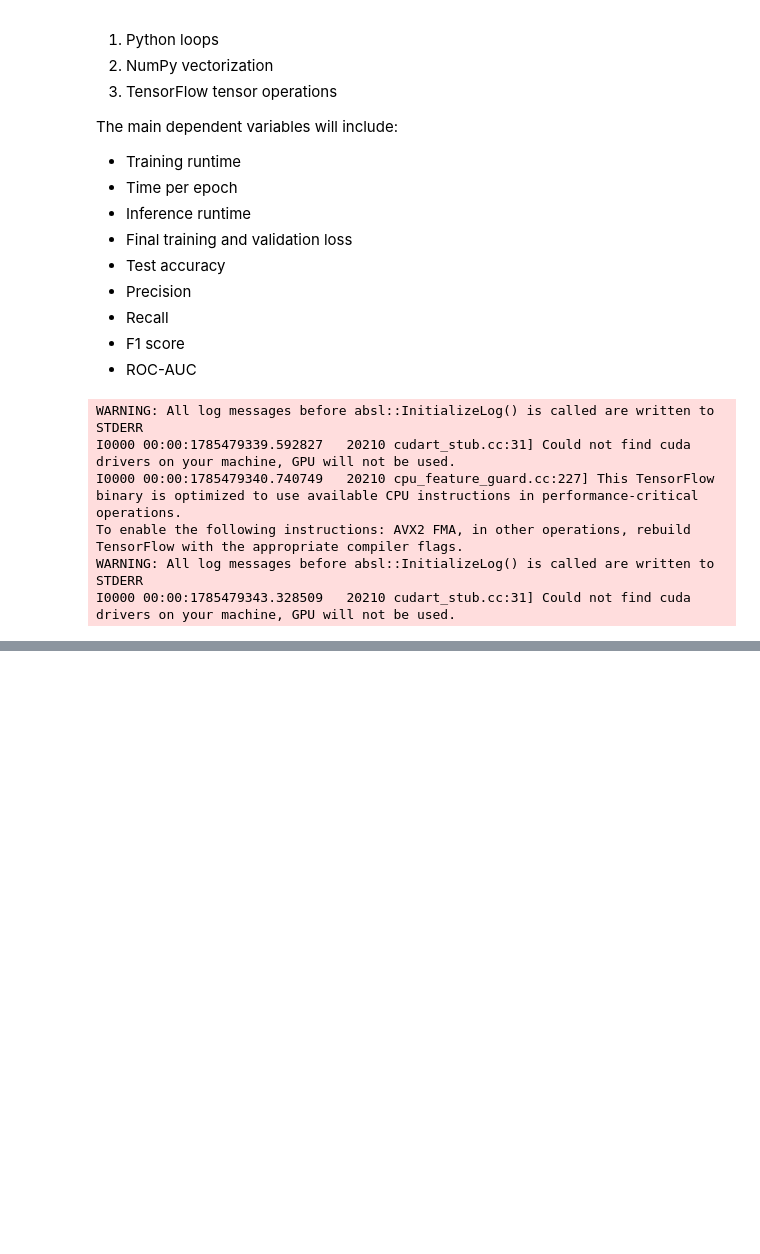
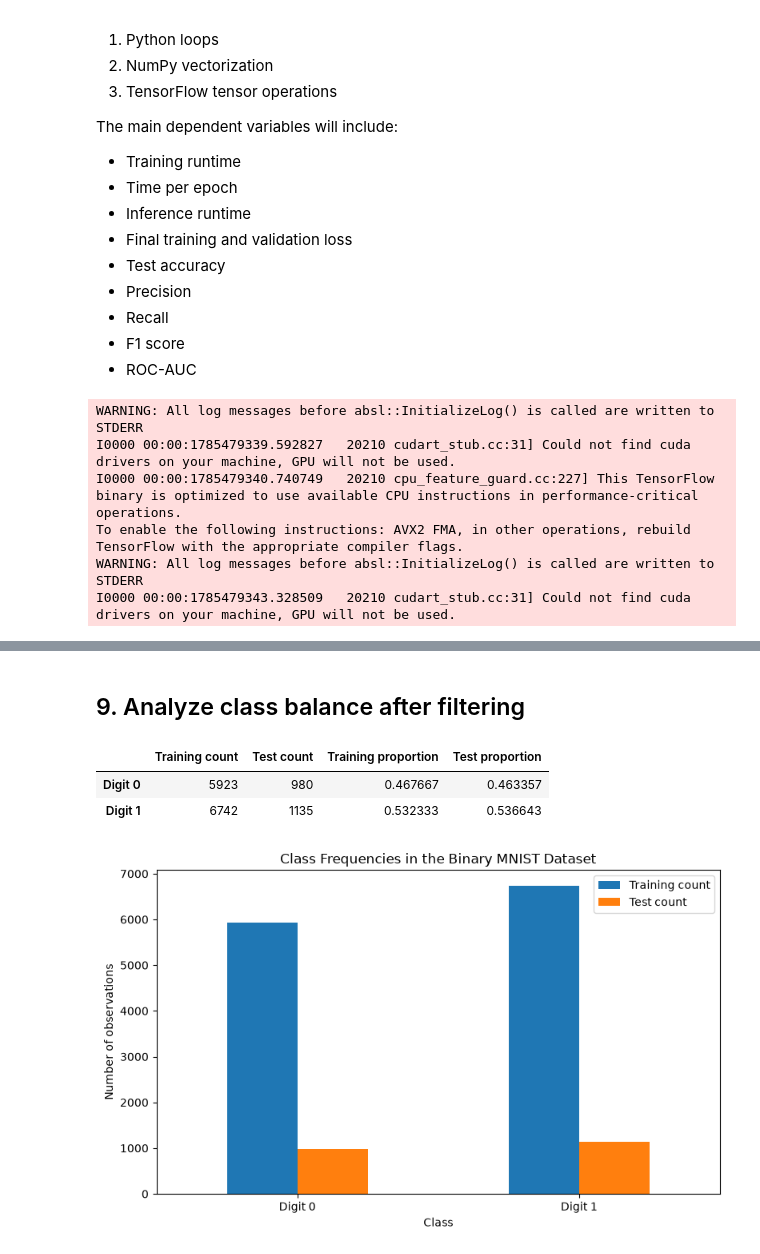
Before and after one commit to KevTJ/kj-project-portfolio, a Jupyter notebook: Research/Neural_Network_Implementation_Computational_Efficiency_Analysis/01_mnist_binary_data_preparation.ipynb, the cells around one changed output, grey strips where cells are left out. Saved outputs shown, nothing was run; the diff lists cells and outputs as text; code cells hidden in the pictures; blank space fills up the shorter version.

```diff
--- a/Research/Neural_Network_Implementation_Computational_Efficiency_Analysis/01_mnist_binary_data_preparation.ipynb
+++ b/Research/Neural_Network_Implementation_Computational_Efficiency_Analysis/01_mnist_binary_data_preparation.ipynb
@@ -124,0 +380,41 @@ I0000 00:00:1785479343.328509   20210 cudart_stub.cc:31] Could not find cuda dri
+# %% [markdown]
+## 9. Analyze class balance after filtering
+# %%
+binary_class_summary = pd.DataFrame({
+    "Training count": pd.Series(y_train_binary).value_counts().sort_index(),
+    "Test count": pd.Series(y_test).value_counts().sort_index(),
+})
+
+binary_class_summary.index = ["Digit 0", "Digit 1"]
+
+binary_class_summary["Training proportion"] = (
+    binary_class_summary["Training count"]
+    / binary_class_summary["Training count"].sum()
+)
+
+binary_class_summary["Test proportion"] = (
+    binary_class_summary["Test count"]
+    / binary_class_summary["Test count"].sum()
+)
+
+binary_class_summary
+# %% [output]
+|  | Training count | Test count | Training proportion | Test proportion |
+| Digit 0 | 5923 | 980 | 0.467667 | 0.463357 |
+| Digit 1 | 6742 | 1135 | 0.532333 | 0.536643 |
+# %%
+binary_class_summary[
+    ["Training count", "Test count"]
+].plot(
+    kind="bar",
+    figsize=(8, 5)
+)
+
+plt.title("Class Frequencies in the Binary MNIST Dataset")
+plt.xlabel("Class")
+plt.ylabel("Number of observations")
+plt.xticks(rotation=0)
+plt.tight_layout()
+plt.show()
+# %% [output]
+[figure, added]
```
Also changed, not shown: parts of 29 cells of this notebook.
